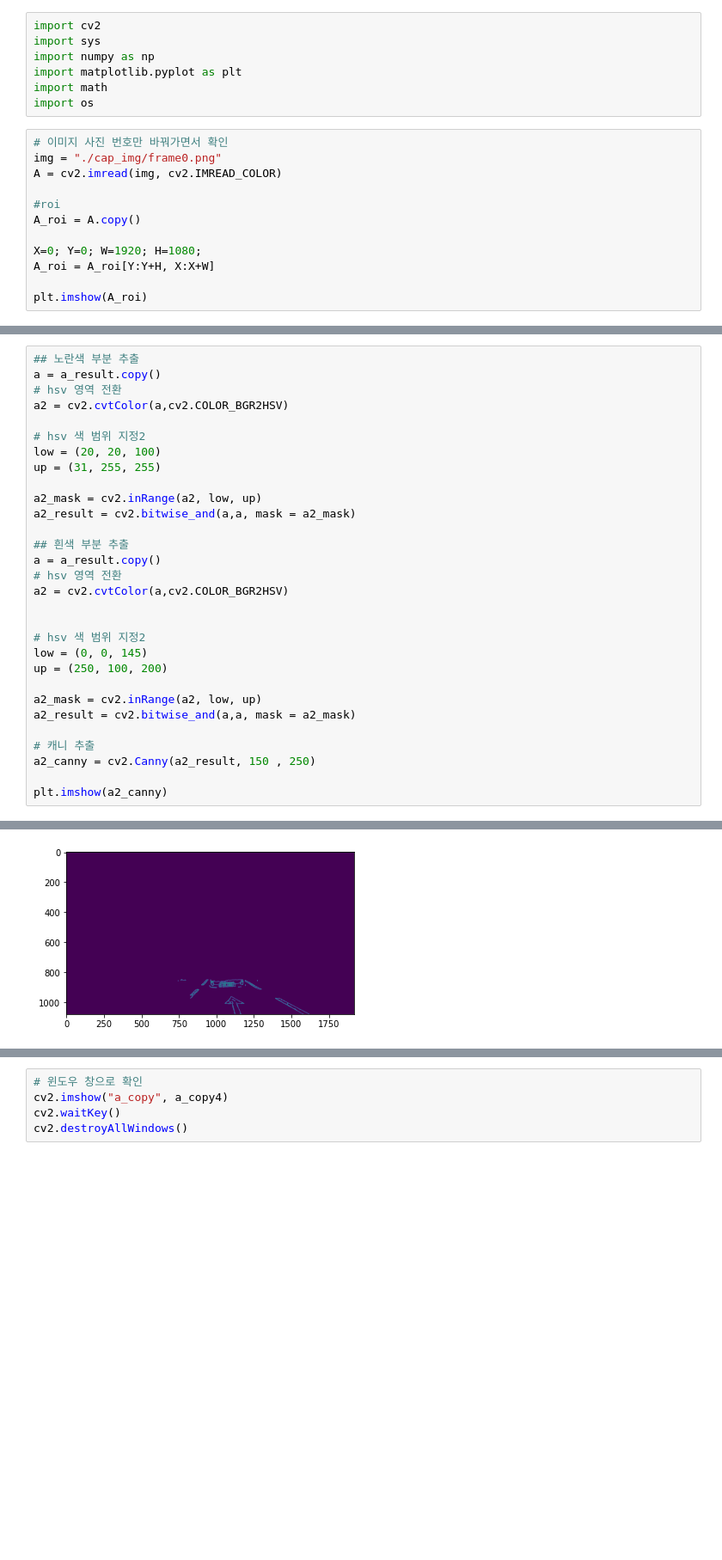
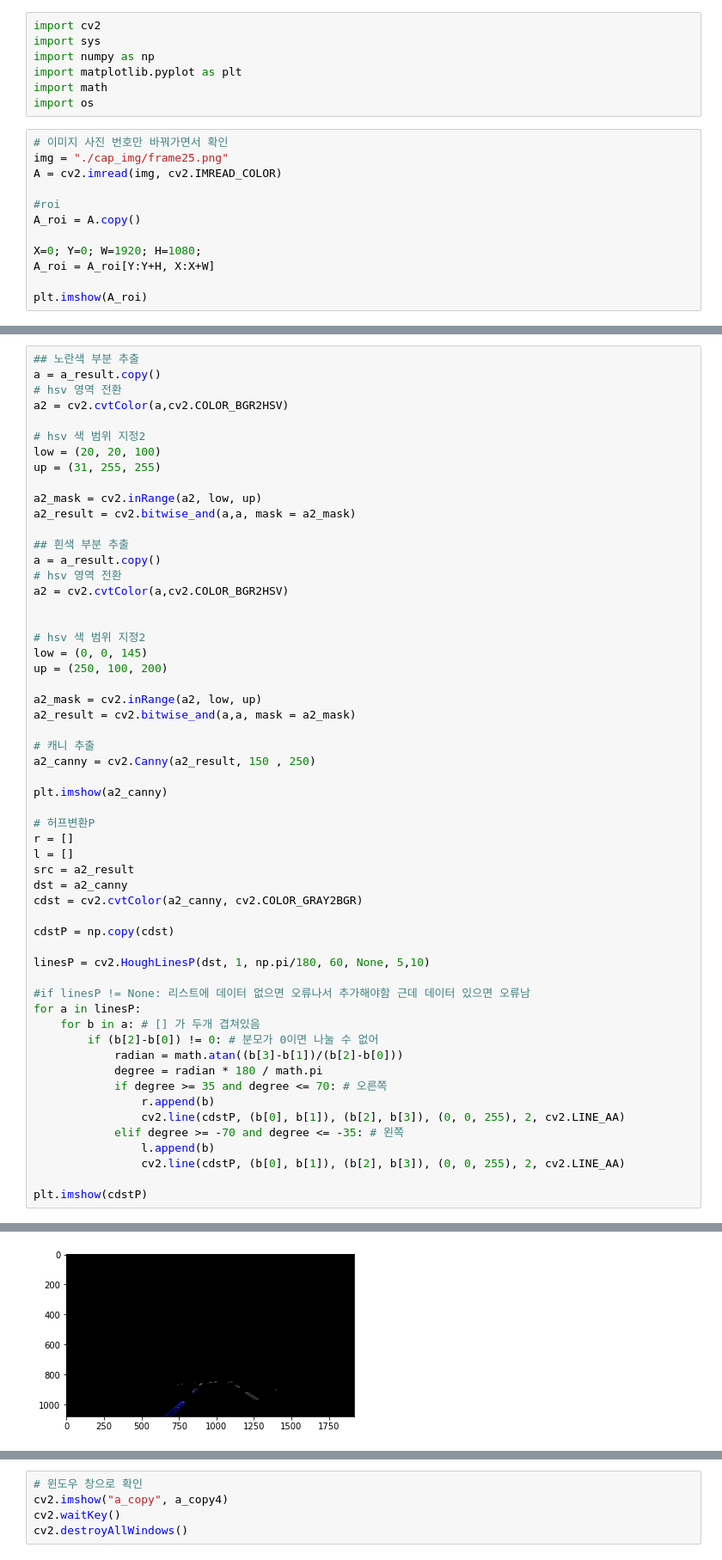
Before and after one commit to lim-ye-ji/Object_recognition_in_autonomous_driving, a Jupyter notebook: lane/Yu.ipynb, the cells around one changed output, grey strips where cells are left out. Shown at 86% size. Saved outputs shown, nothing was run; the diff lists cells and outputs as text; blank space fills up the shorter version.

```diff
--- a/lane/Yu.ipynb
+++ b/lane/Yu.ipynb
@@ -7,7 +7,7 @@ import math
 import os
 # %%
 # 이미지 사진 번호만 바꿔가면서 확인
-img = "./cap_img/frame0.png"
+img = "./cap_img/frame25.png"
 A = cv2.imread(img, cv2.IMREAD_COLOR)
 
 #roi
@@ -41,31 +41,57 @@ plt.imshow(a_result)
 a = a_result.copy()
 # hsv 영역 전환
 a2 = cv2.cvtColor(a,cv2.COLOR_BGR2HSV)
 
 # hsv 색 범위 지정2
 low = (20, 20, 100)
 up = (31, 255, 255)
 
 a2_mask = cv2.inRange(a2, low, up)
 a2_result = cv2.bitwise_and(a,a, mask = a2_mask)
 
 ## 흰색 부분 추출
 a = a_result.copy()
 # hsv 영역 전환
 a2 = cv2.cvtColor(a,cv2.COLOR_BGR2HSV)
 
 
 # hsv 색 범위 지정2
 low = (0, 0, 145)
 up = (250, 100, 200)
 
 a2_mask = cv2.inRange(a2, low, up)
 a2_result = cv2.bitwise_and(a,a, mask = a2_mask)
 
 # 캐니 추출
 a2_canny = cv2.Canny(a2_result, 150 , 250)
 
 plt.imshow(a2_canny)
+
+# 허프변환P
+r = []
+l = []
+src = a2_result
+dst = a2_canny
+cdst = cv2.cvtColor(a2_canny, cv2.COLOR_GRAY2BGR)
+
+cdstP = np.copy(cdst)
+
+linesP = cv2.HoughLinesP(dst, 1, np.pi/180, 60, None, 5,10)
+
+#if linesP != None: 리스트에 데이터 없으면 오류나서 추가해야함 근데 데이터 있으면 오류남
+for a in linesP:
+    for b in a: # [] 가 두개 겹쳐있음
+        if (b[2]-b[0]) != 0: # 분모가 0이면 나눌 수 없어
+            radian = math.atan((b[3]-b[1])/(b[2]-b[0]))
+            degree = radian * 180 / math.pi
+            if degree >= 35 and degree <= 70: # 오른쪽
+                r.append(b)
+                cv2.line(cdstP, (b[0], b[1]), (b[2], b[3]), (0, 0, 255), 2, cv2.LINE_AA)
+            elif degree >= -70 and degree <= -35: # 왼쪽
+                l.append(b)
+                cv2.line(cdstP, (b[0], b[1]), (b[2], b[3]), (0, 0, 255), 2, cv2.LINE_AA)
+
+plt.imshow(cdstP)
 # %% [output]
 <matplotlib.image.AxesImage at 0x...>
-[figure, old version]
+[figure, new version]
```
Also changed, not shown: parts of 7 cells of this notebook.
